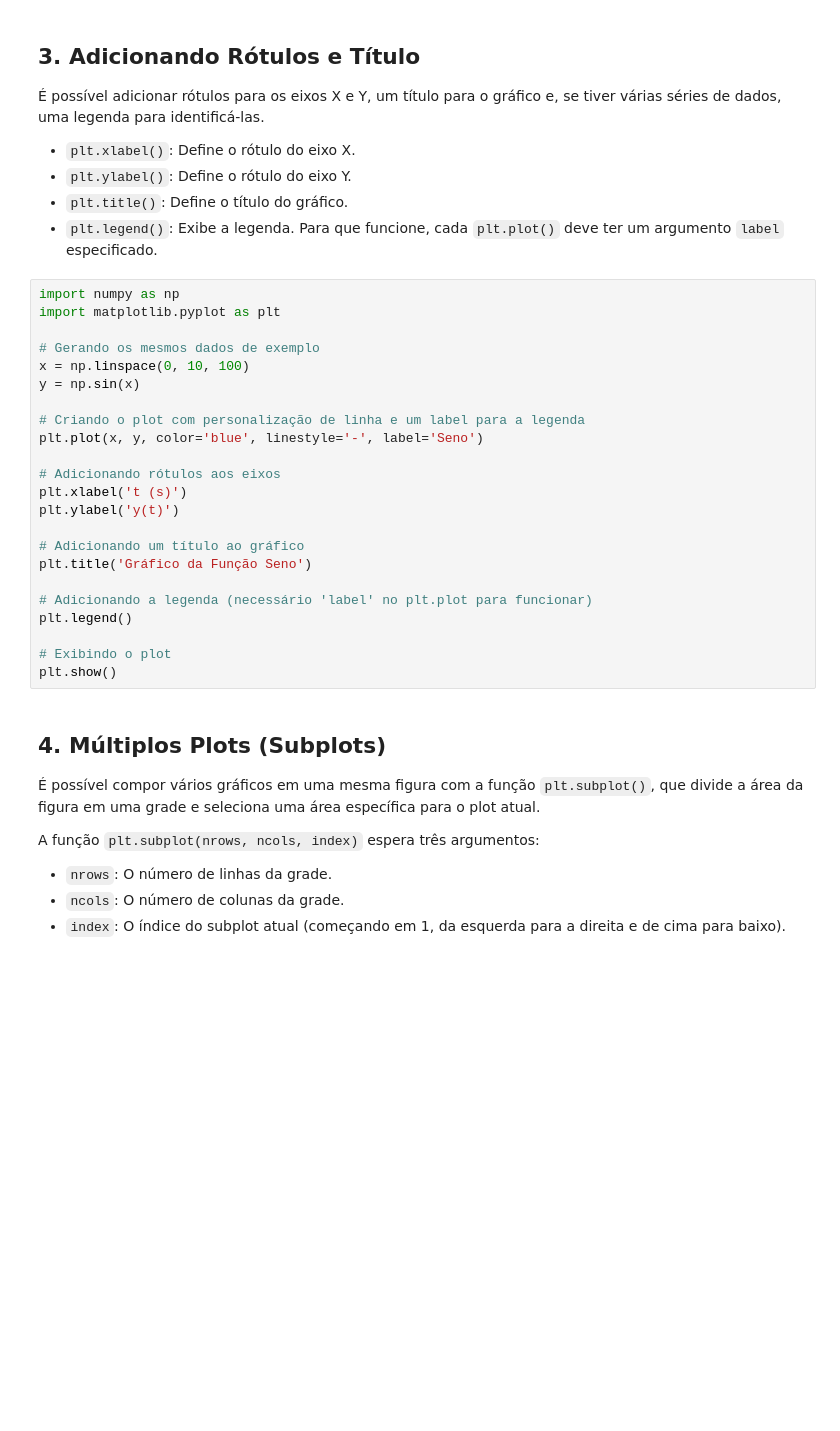
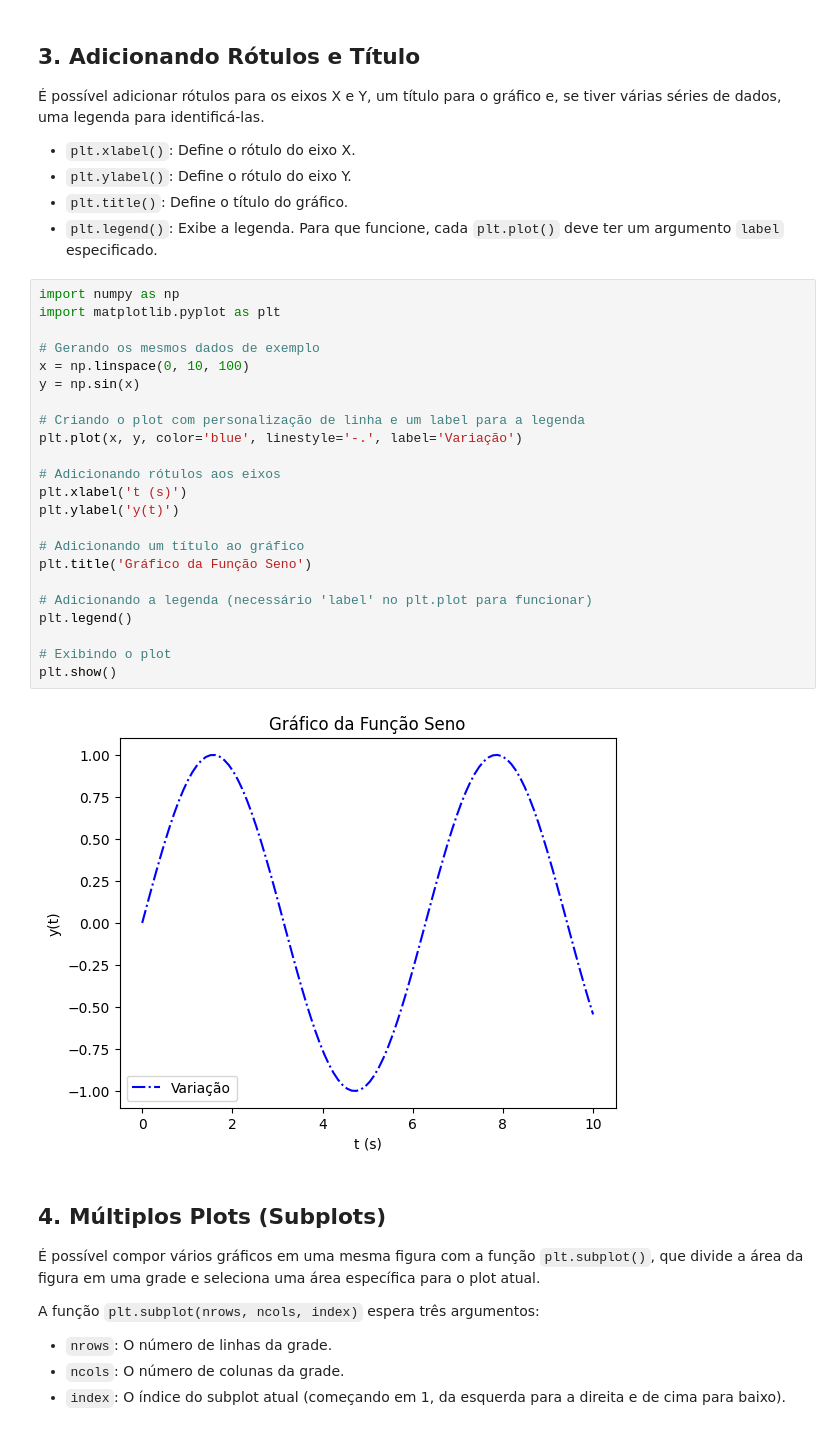
Before and after one commit to C0elho/C0elho.github.io, a Jupyter notebook: 4/4.1.ipynb, the cells around one changed output. Drawn from its saved outputs; the diff is of its cells as text; blank space fills up the shorter version.

```diff
--- a/4/4.1.ipynb
+++ b/4/4.1.ipynb
@@ -86,26 +86,28 @@ plt.show()
 # %%
 import numpy as np
 import matplotlib.pyplot as plt
 
 # Gerando os mesmos dados de exemplo
 x = np.linspace(0, 10, 100)
 y = np.sin(x)
 
 # Criando o plot com personalização de linha e um label para a legenda
-plt.plot(x, y, color='blue', linestyle='-', label='Seno')
+plt.plot(x, y, color='blue', linestyle='-.', label='Variação')
 
 # Adicionando rótulos aos eixos
 plt.xlabel('t (s)')
 plt.ylabel('y(t)')
 
 # Adicionando um título ao gráfico
 plt.title('Gráfico da Função Seno')
 
 # Adicionando a legenda (necessário 'label' no plt.plot para funcionar)
 plt.legend()
 
 # Exibindo o plot
 plt.show()
+# %% [output]
+[figure, added]
 # %% [markdown]
 ## 4. Múltiplos Plots (Subplots)
 
```
Also changed, not shown: parts of 2 cells of this notebook.
